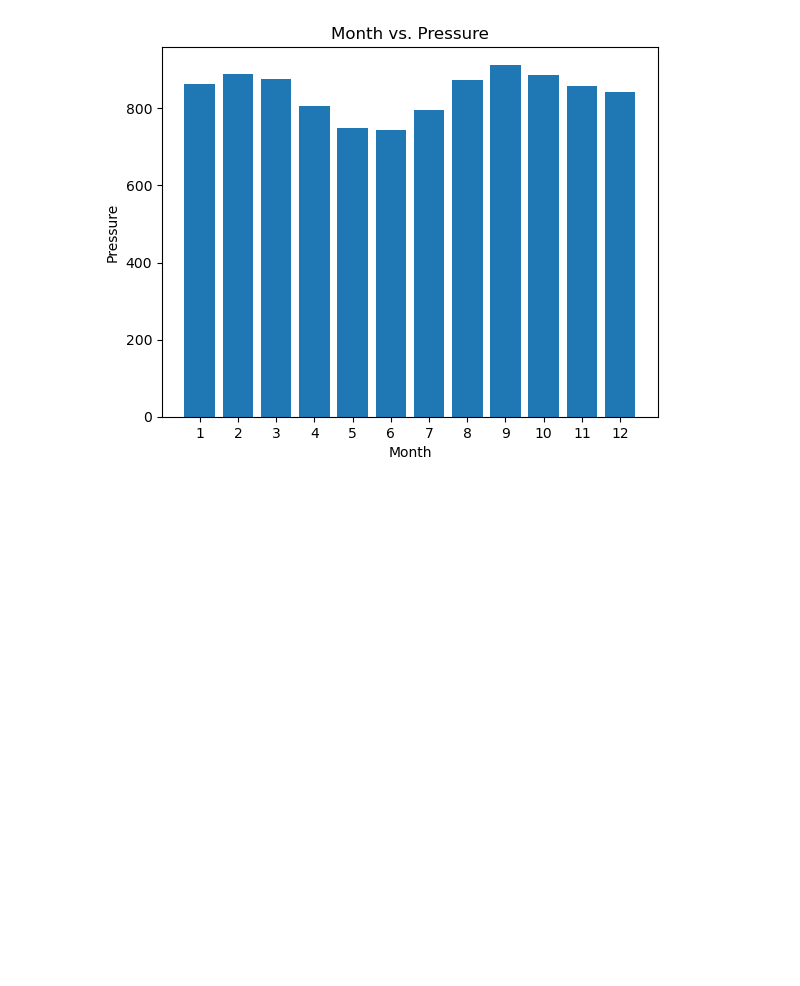
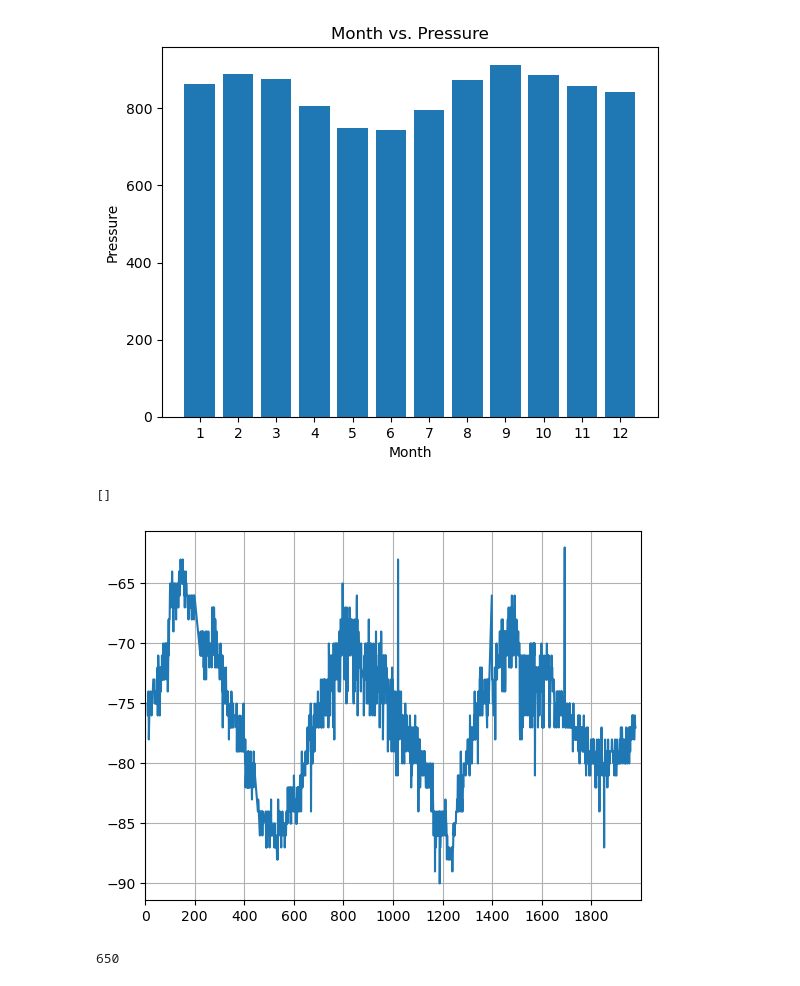
Before and after one commit to Nightlymist/Mission_to_Mars, a Jupyter notebook: mars_data_challenge_part_2.ipynb, the cells around one changed output. Drawn from its saved outputs; the diff is of its cells as text; code cells hidden in the pictures; blank space fills up the shorter version.

```diff
--- a/mars_data_challenge_part_2.ipynb
+++ b/mars_data_challenge_part_2.ipynb
@@ -262,3 +294,18 @@ plt.title('Month vs. Pressure')
 # %% [output]
 Text(0.5, 1.0, 'Month vs. Pressure')
 [figure]
+# %%
+#Visualizing the cycles of mars temperature each year
+plt.xticks(range(0, 2000, 200))
+plt.xlim(0, 2000)
+plt.grid()
+plt.plot(df.sol, df.min_temp)
+# Visually the mars year is about 650 days from first peak to second peak
+# %% [output]
+[]
+[figure, added]
+# %%
+#Calculating visually the amount of martian days in a year
+800-150
+# %% [output]
+650
```
Also changed, not shown: parts of 28 cells of this notebook, 1 other file.
